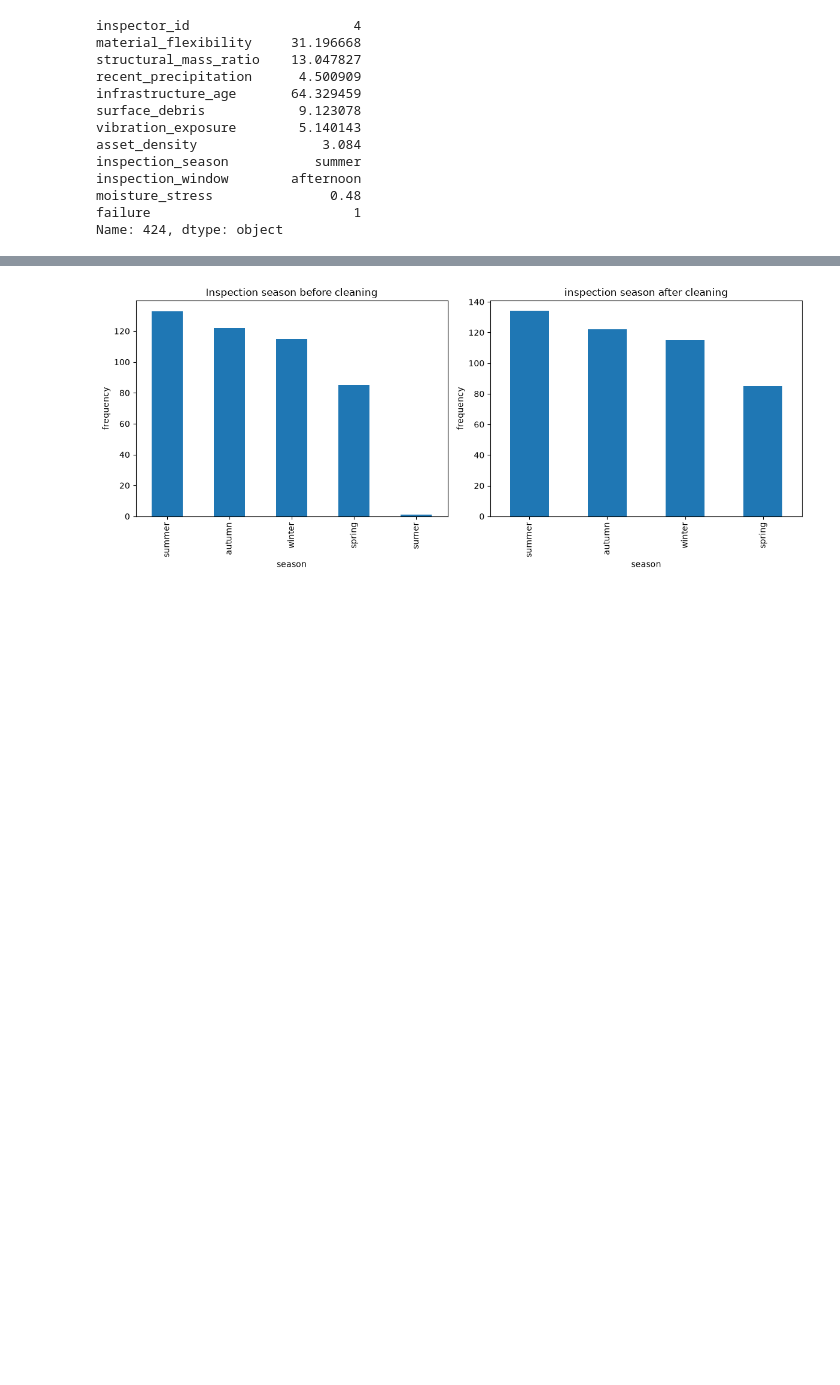
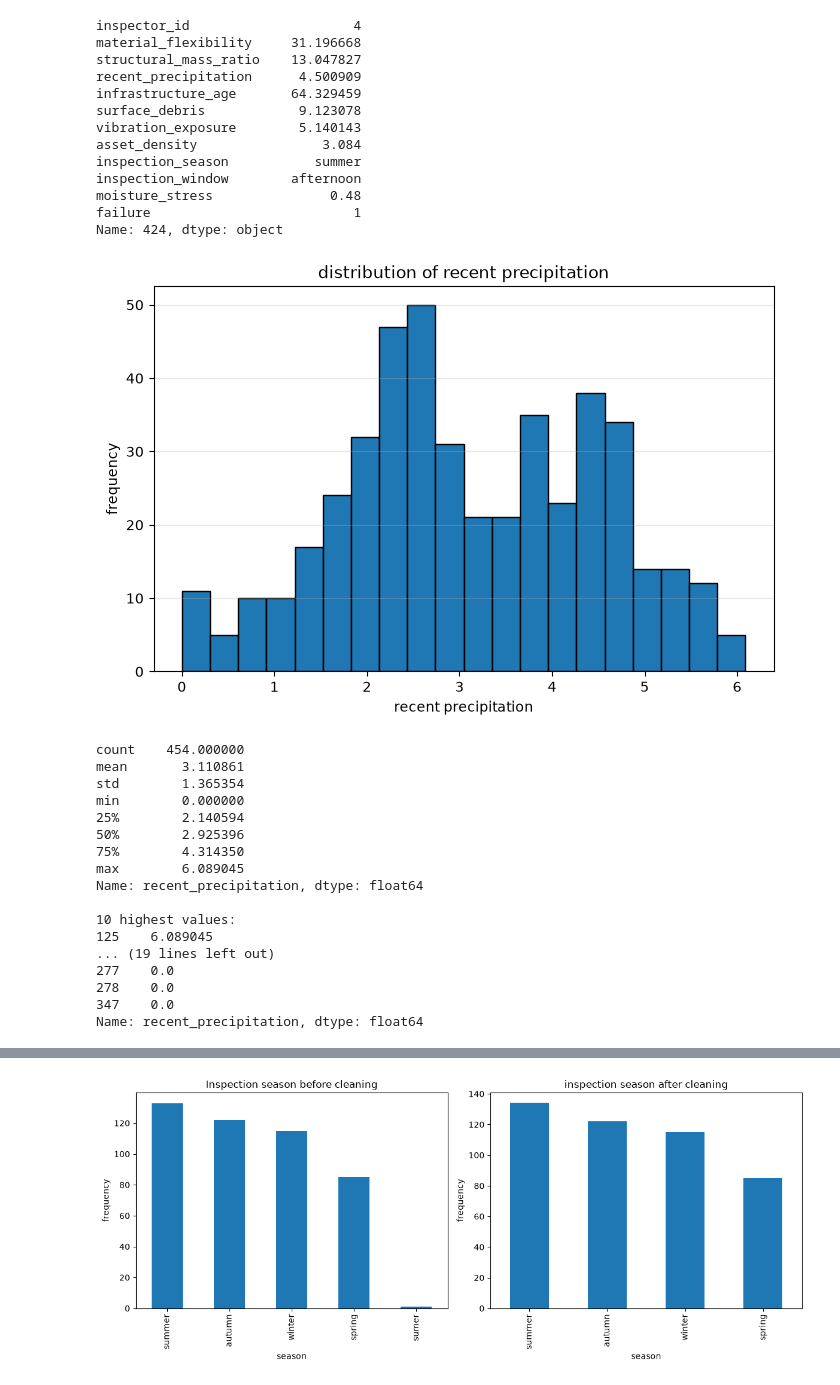
Before and after one commit to GoneVamshi/urban-infrastructure-ml, a Jupyter notebook: notebooks/analysis.ipynb, the cells around one changed output, grey strips where cells are left out. Drawn from its saved outputs; the diff is of its cells as text; code cells hidden in the pictures; blank space fills up the shorter version.

Commit message:
Analyse precipitation and asset density distributions

```diff
--- a/notebooks/analysis.ipynb
+++ b/notebooks/analysis.ipynb
@@ -752,3 +752,42 @@ inspection_window        afternoon
 moisture_stress               0.48
 failure                          1
 Name: 424, dtype: object
+# %%
+plt.figure(figsize=(8,5))
+
+plt.hist(
+    df_clean["recent_precipitation"].dropna(),
+    bins =20,
+    edgecolor="black"
+)
+plt.title("distribution of recent precipitation")
+plt.xlabel("recent precipitation")
+plt.ylabel("frequency")
+plt.grid(axis="y",alpha=0.3)
+
+plt.show()
+
+print(df_clean["recent_precipitation"].describe())
+print("\n10 highest values:")
+print(df_clean["recent_precipitation"].nlargest(10))
+print("\n10 lowest values:")
+print(df_clean["recent_precipitation"].nsmallest(10))
+# %% [output]
+[figure, added]
+count    454.000000
+mean       3.110861
+std        1.365354
+min        0.000000
+25%        2.140594
+50%        2.925396
+75%        4.314350
+max        6.089045
+Name: recent_precipitation, dtype: float64
+
+10 highest values:
+125    6.089045
+... (19 lines left out)
+277    0.0
+278    0.0
+347    0.0
+Name: recent_precipitation, dtype: float64
```
Also changed, not shown: parts of 1 cell of this notebook.
